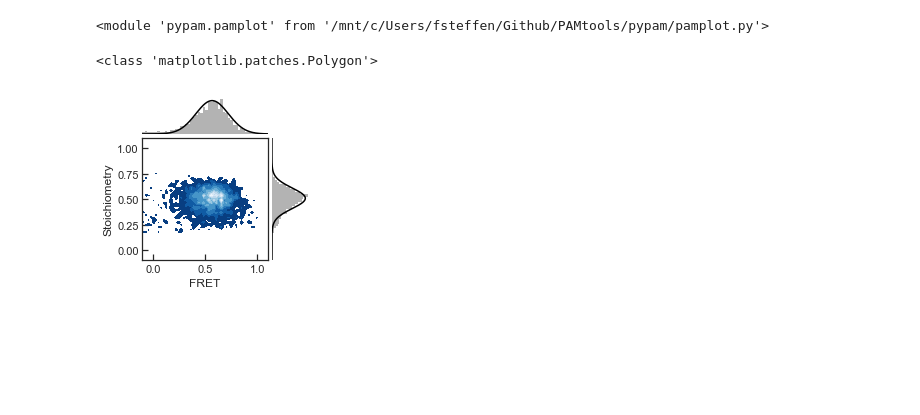
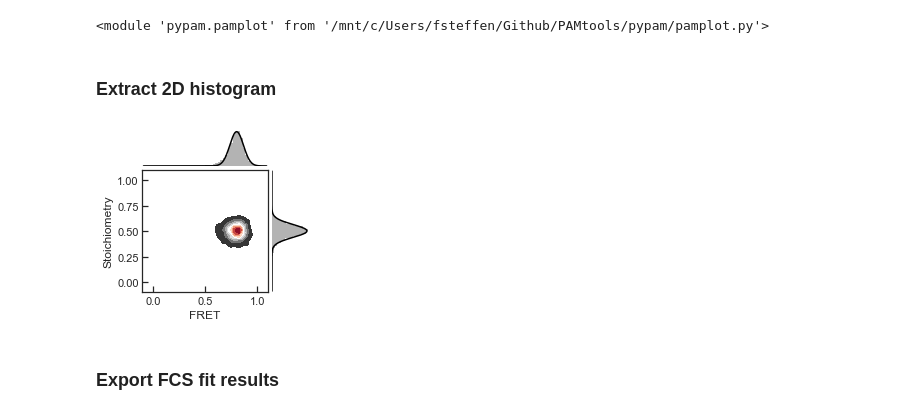
Before and after one commit to RNA-FRETools/PAMtools, a Jupyter notebook: docs/source/tutorial/pamtools_tutorial.ipynb, the cells around one changed output. Cells and saved outputs as stored; diff of their text form; code cells hidden in the pictures; blank space fills up the shorter version.

```diff
--- a/docs/source/tutorial/pamtools_tutorial.ipynb
+++ b/docs/source/tutorial/pamtools_tutorial.ipynb
@@ -9,13 +10,17 @@ import matplotlib.pyplot as plt
 importlib.reload(pp.pamplot)
 # %% [output]
 <module 'pypam.pamplot' from '/mnt/c/Users/fsteffen/Github/PAMtools/pypam/pamplot.py'>
+# %% [markdown]
+### Extract 2D histogram
 # %%
-h = pp.pamplot.Hist2d.fromfile('data/P91_D23_A31_Atto550_647N.json')
+h = pp.pamplot.Hist2d.fromfile('data/hist2d.json')
-# %% [output]
-<class 'matplotlib.patches.Polygon'>
+# %%
+h.fit_histogram(0, [0.8],[0.1])
+h.fit_histogram(1, [0.8],[0.1])
 # %%
-h.plot2Dhist(style='contour', imgOffset=0)
-
-#plt.savefig('test.png', format='png', dpi=1200, bbox_inches ='tight', transparent=True)
+h.plot2Dhist(style='contour', imgOffset=0, PAMtools_fit=True)
+#plt.savefig('pypam_2dhist.png', format='png', dpi=1200, bbox_inches ='tight', transparent=True)
 # %% [output]
-[figure, old version]
+[figure, new version]
+# %% [markdown]
+### Export FCS fit results
```
Also changed, not shown: parts of 8 cells of this notebook, 1 other file.
